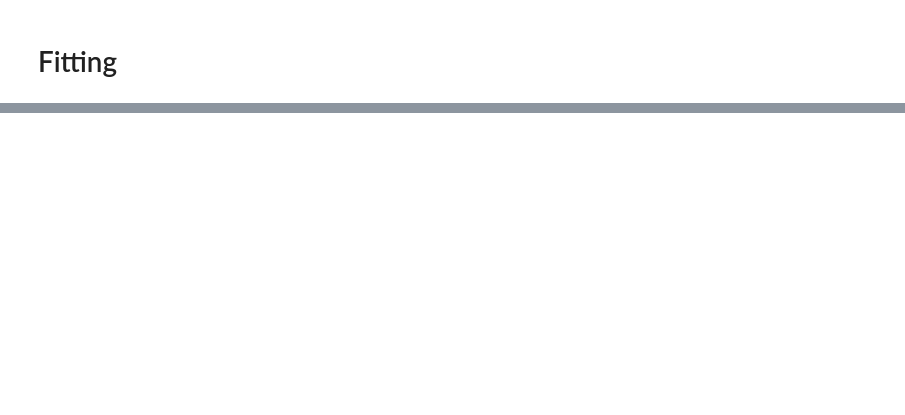
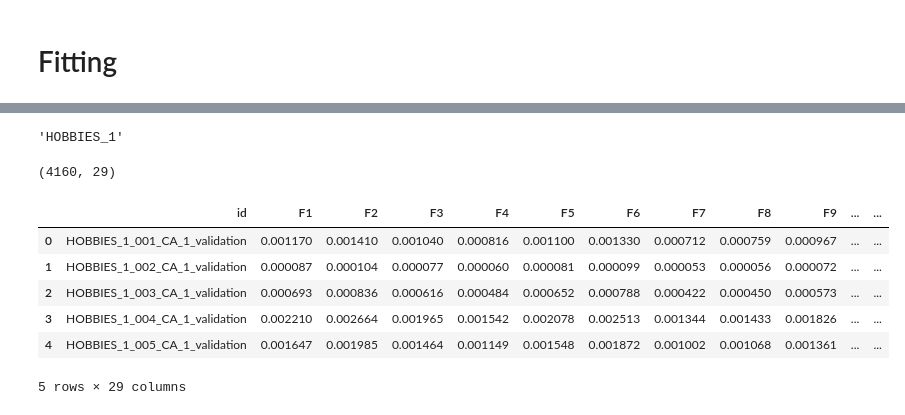
Before and after one commit to katsu1110/M5-solution, a Jupyter notebook: notebook/prophet_validation.ipynb, the cells around one changed output, grey strips where cells are left out. Saved outputs shown, nothing was run; the diff lists cells and outputs as text; code cells hidden in the pictures; blank space fills up the shorter version.

```diff
--- a/notebook/prophet_validation.ipynb
+++ b/notebook/prophet_validation.ipynb
@@ -214,2 +249,6 @@ fig.tight_layout()
 # %% [markdown]
 # Fitting
+# %%
+START_DATE = '2014-04-20' # almost 2 years ago
+ids = df_sale['id'].values
+print("Total IDs: {}".format(len(ids)))
@@ -216,4 +257,9 @@ fig.tight_layout()
 # %%
+def run_prophet_pool(id):
+    ts = CreateTimeSeries(df_sale, id, start_date=START_DATE)
+    pred = run_prophet(ts)
+    return pred
+
 print(f'Parallelism on {cpu_count()} CPU')
-with Pool(cpu_count()) as p:
-    predictions1  = list(p.map(run_prophet, ids1))
+with Pool(3) as p:
+    predictions2  = list(p.map(run_prophet_pool, ids[:10]))
@@ -219,0 +308,31 @@ with Pool(cpu_count()) as p:
+# %%
+df_sale.loc[df_sale['id'] == ids[0], 'dept_id'].iloc[0]
+# %% [output]
+'HOBBIES_1'
+# %%
+def make_sub(ids, predictions):
+    df_prophet_forecast = pd.DataFrame()
+    for k in range(0, len(predictions)):
+        dept_id = df_sale.loc[df_sale['id'] == ids[k], 'dept_id'].iloc[0]
+        store_id = df_sale.loc[df_sale['id'] == ids[k], 'store_id'].iloc[0]
+
+        df_item = df_sale.loc[(df_sale.dept_id == dept_id) & (df_sale.store_id == store_id)][['id']]
+        df_item['val'] = df_sale[(df_sale.dept_id == dept_id) & (df_sale.store_id == store_id)].iloc[:, np.r_[0,-28:0]].sum(axis = 1)
+        for i in range(28):
+            df_item[f'F{i+1}'] = (df_item['val'] * float(predictions[k][i]) / df_item['val'].sum())
+        df_prophet_forecast = pd.concat([df_prophet_forecast, df_item])
+    df_prophet_forecast = df_prophet_forecast.drop('val', axis=1)
+    return df_prophet_forecast
+
+df_prophet_forecast = make_sub(ids[:10], predictions2)
+print(df_prophet_forecast.shape)
+df_prophet_forecast.head()
+# %% [output]
+(4160, 29)
+|  | id | F1 | F2 | F3 | F4 | F5 | F6 | F7 | F8 | F9 | ... | ... |
+| 0 | HOBBIES_1_001_CA_1_validation | 0.001170 | 0.001410 | 0.001040 | 0.000816 | 0.001100 | 0.001330 | 0.000712 | 0.000759 | 0.000967 | ... | ... |
+| 1 | HOBBIES_1_002_CA_1_validation | 0.000087 | 0.000104 | 0.000077 | 0.000060 | 0.000081 | 0.000099 | 0.000053 | 0.000056 | 0.000072 | ... | ... |
+| 2 | HOBBIES_1_003_CA_1_validation | 0.000693 | 0.000836 | 0.000616 | 0.000484 | 0.000652 | 0.000788 | 0.000422 | 0.000450 | 0.000573 | ... | ... |
+| 3 | HOBBIES_1_004_CA_1_validation | 0.002210 | 0.002664 | 0.001965 | 0.001542 | 0.002078 | 0.002513 | 0.001344 | 0.001433 | 0.001826 | ... | ... |
+| 4 | HOBBIES_1_005_CA_1_validation | 0.001647 | 0.001985 | 0.001464 | 0.001149 | 0.001548 | 0.001872 | 0.001002 | 0.001068 | 0.001361 | ... | ... |
+5 rows × 29 columns
```
Also changed, not shown: parts of 14 cells of this notebook, 2 other files.
